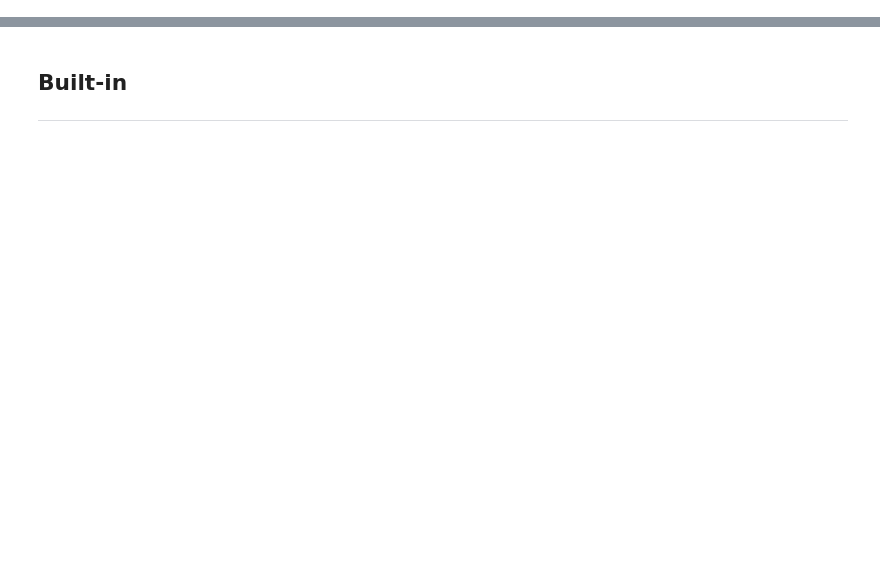
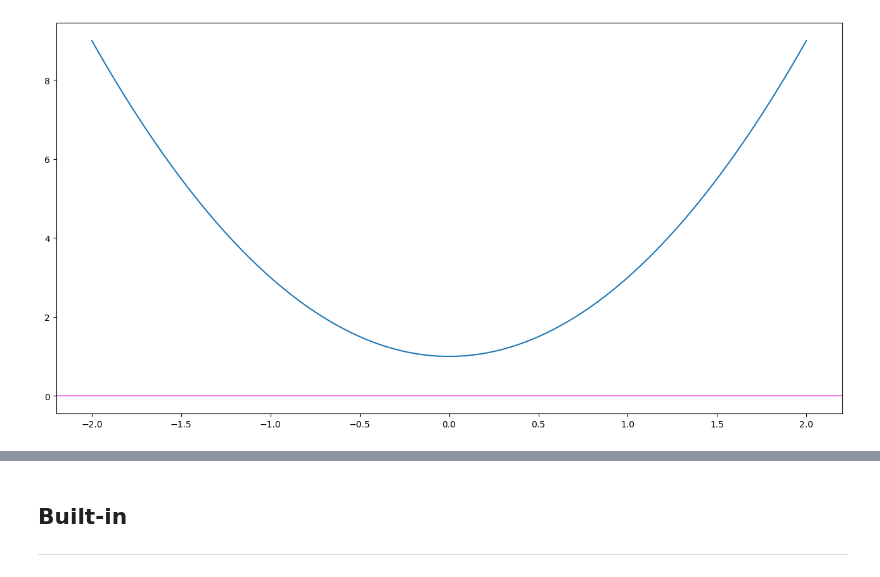
Before and after one commit to ianmcloughlin/hed4notebooks, a Jupyter notebook: content/complex_numbers.ipynb, the cells around one changed output, grey strips where cells are left out. Cells and saved outputs as stored; diff of their text form; code cells hidden in the pictures; blank space fills up the shorter version.

```diff
--- a/content/complex_numbers.ipynb
+++ b/content/complex_numbers.ipynb
@@ -26,0 +157,14 @@ plt.style.use('seaborn-whitegrid')
+# %%
+# Create some x values.
+x = np.linspace(-2.0, 2.0, 100)
+
+# Set the corresponding y values.
+y = 2 * x**2 + 1
+
+# Create the plot.
+plt.plot(x, y)
+
+# Show the x-axis in pink;
+plt.axhline(0.0, color=(0.95, 0.5, 0.9));
+# %% [output]
+[figure, added]
```
Also changed, not shown: parts of 71 cells of this notebook, 3 other files.
